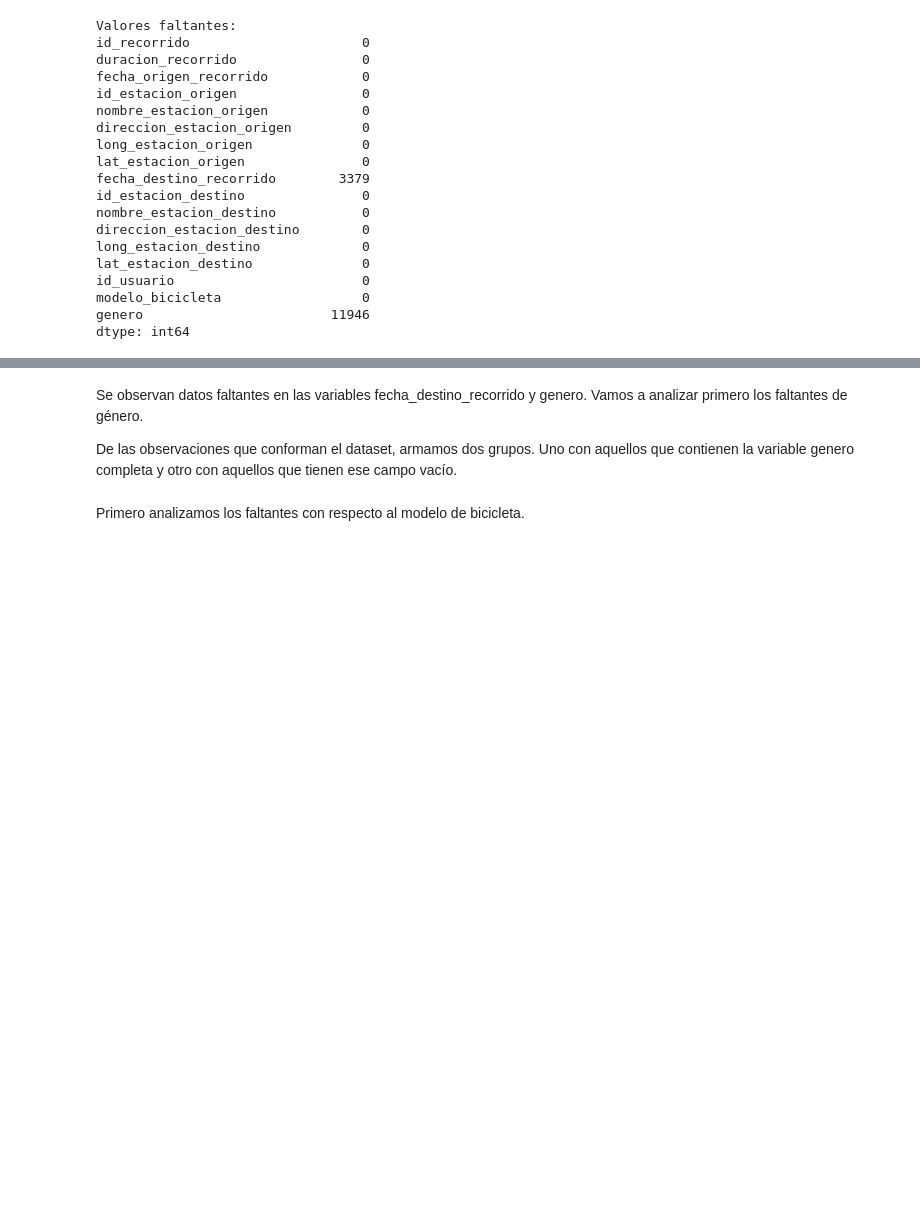
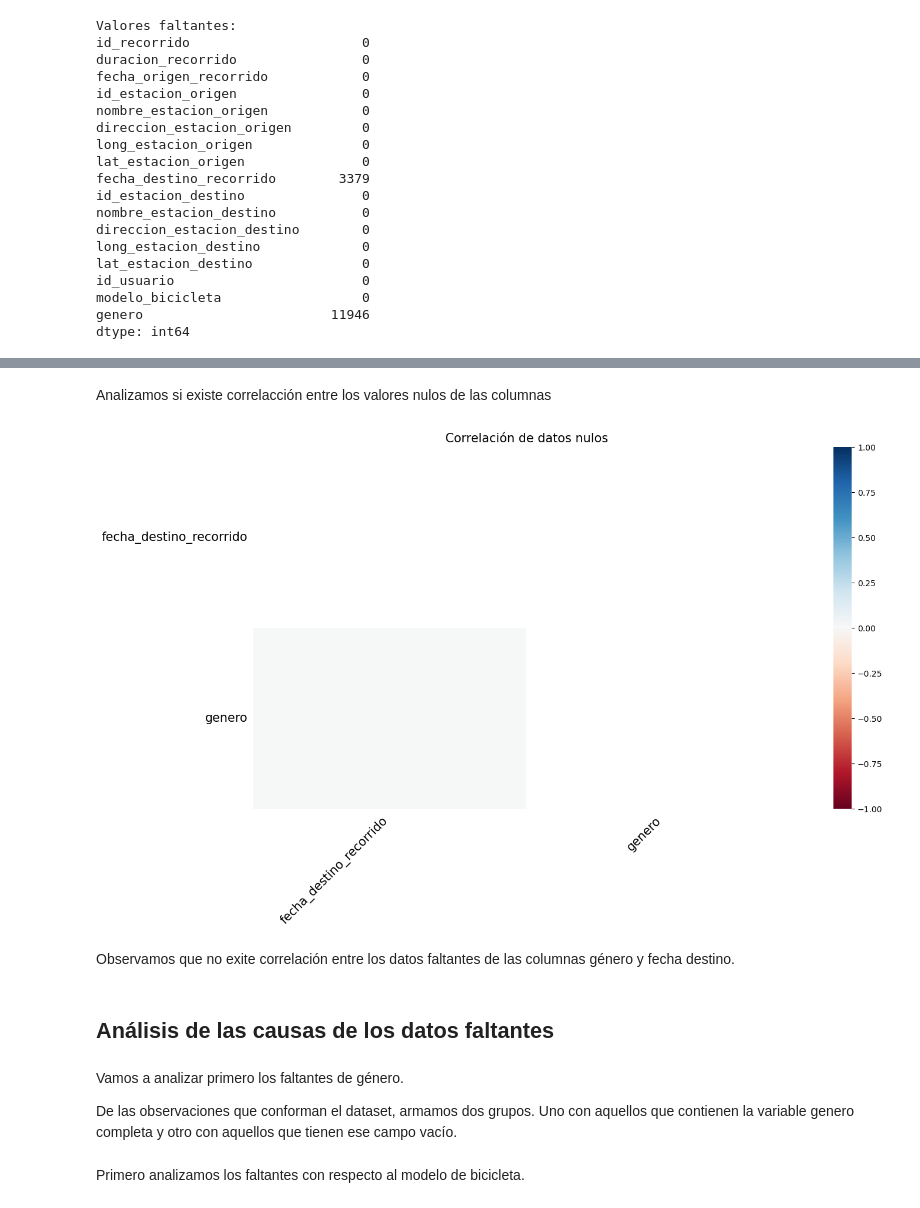
Before and after one commit to antonellagambarte/analisisDeDatos, a Jupyter notebook: tp1/tp1.ipynb, the cells around one changed output, grey strips where cells are left out. Cells and saved outputs as stored; diff of their text form; code cells hidden in the pictures; blank space fills up the shorter version.

```diff
--- a/tp1/tp1.ipynb
+++ b/tp1/tp1.ipynb
@@ -160,5 +194,16 @@ dtype: int64
+# %% [markdown]
+Analizamos si existe correlacción entre los valores nulos de las columnas
+# %%
+msno.heatmap(df_recorridos, fontsize=15, figsize=(15,8))
+plt.title("Correlación de datos nulos", fontsize=15)
+plt.show()
+# %% [output]
+[figure, added]
+# %% [markdown]
+Observamos que no exite correlación entre los datos faltantes de las columnas género y fecha destino.
+# %% [markdown]
+## Análisis de las causas de los datos faltantes
 # %% [markdown]
-Se observan datos faltantes en las variables fecha_destino_recorrido y genero.
 Vamos a analizar primero los faltantes de género.
 
 De las observaciones que conforman el dataset, armamos dos grupos. Uno con aquellos que contienen la variable genero completa y otro con aquellos que tienen ese campo vacío.
```
Also changed, not shown: parts of 13 cells of this notebook.
